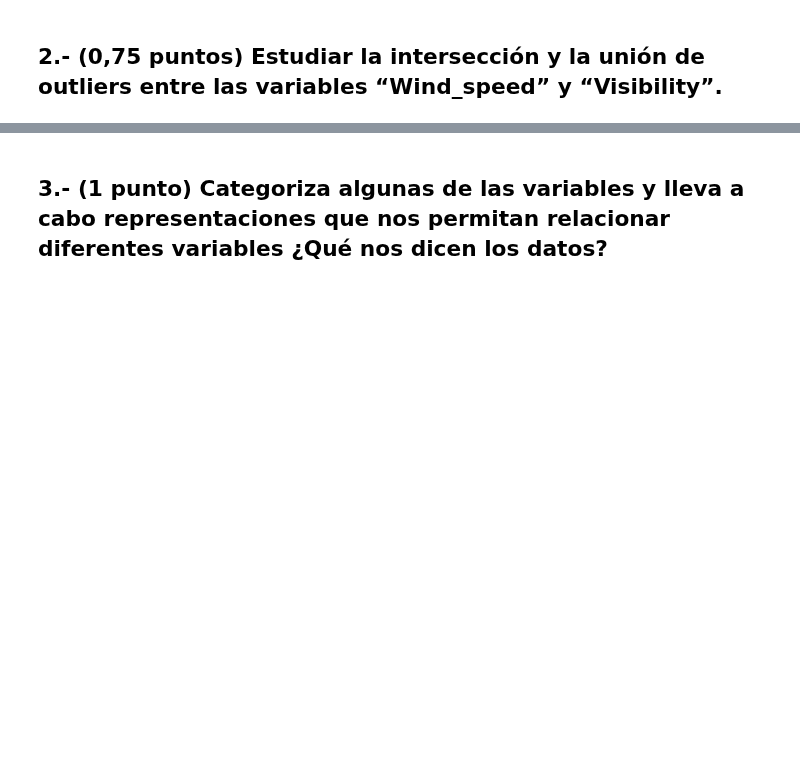
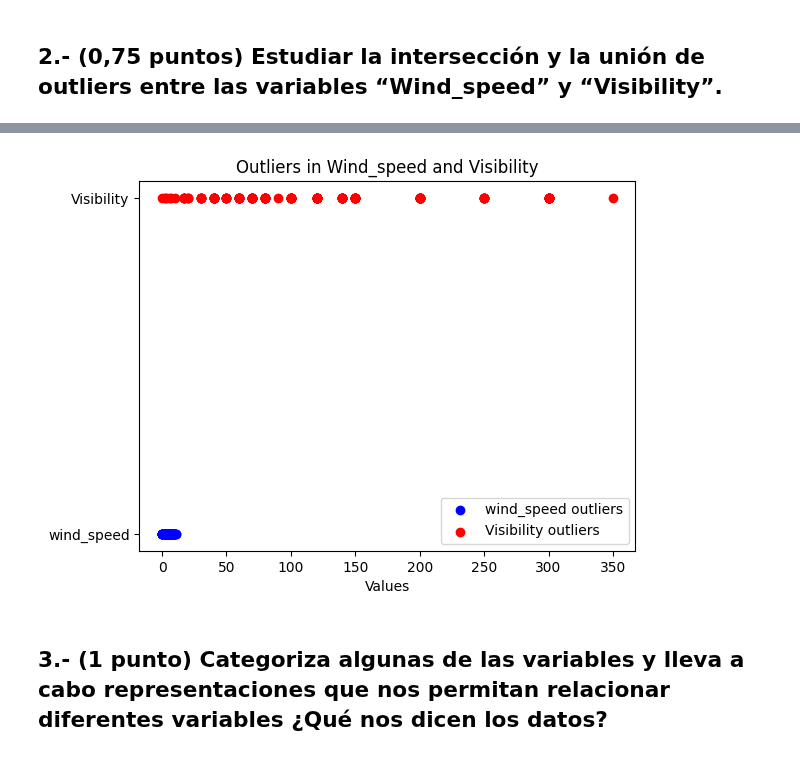
Before and after one commit to Alf-caput/P1_MineriaDeDatos, a Jupyter notebook: P2_SensoresAtmosfericos/P2_SensoresAtmosfericos.ipynb, the cells around one changed output, grey strips where cells are left out. Drawn from its saved outputs; the diff is of its cells as text; code cells hidden in the pictures; blank space fills up the shorter version.

```diff
--- a/P2_SensoresAtmosfericos/P2_SensoresAtmosfericos.ipynb
+++ b/P2_SensoresAtmosfericos/P2_SensoresAtmosfericos.ipynb
@@ -137,3 +182,20 @@ Los valores de la variable 'visibility' se concentran sobre todo en el rango [0,
+# %%
+# Graficar outliers de 'Wind_speed'
+plt.scatter(df['wind_speed'], [1] * len(df), color='blue', label='wind_speed outliers')
+
+# Graficar outliers de 'Visibility'
+plt.scatter(df['Visibility'], [2] * len(df), color='red', label='Visibility outliers')
+
+# Ajustar ejes y etiquetas
+plt.yticks([1, 2], ['wind_speed', 'Visibility'])
+plt.xlabel('Values')
+plt.title('Outliers in Wind_speed and Visibility')
+
+# Mostrar leyenda y gráfico
+plt.legend()
+plt.show()
+# %% [output]
+[figure, added]
 # %% [markdown]
 
 ## 3.- (1 punto) Categoriza algunas de las variables y lleva a cabo representaciones que nos permitan relacionar diferentes variables ¿Qué nos dicen los datos?
```
Also changed, not shown: parts of 17 cells of this notebook.
